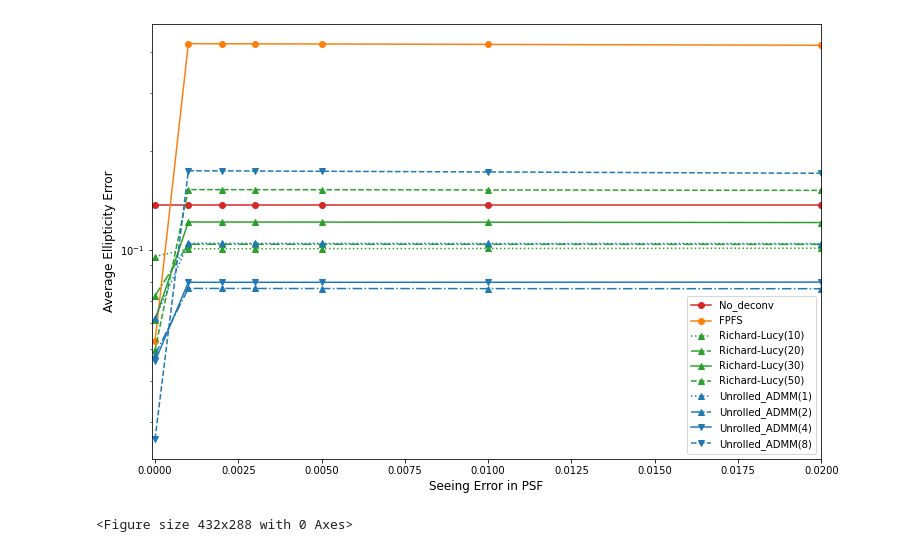
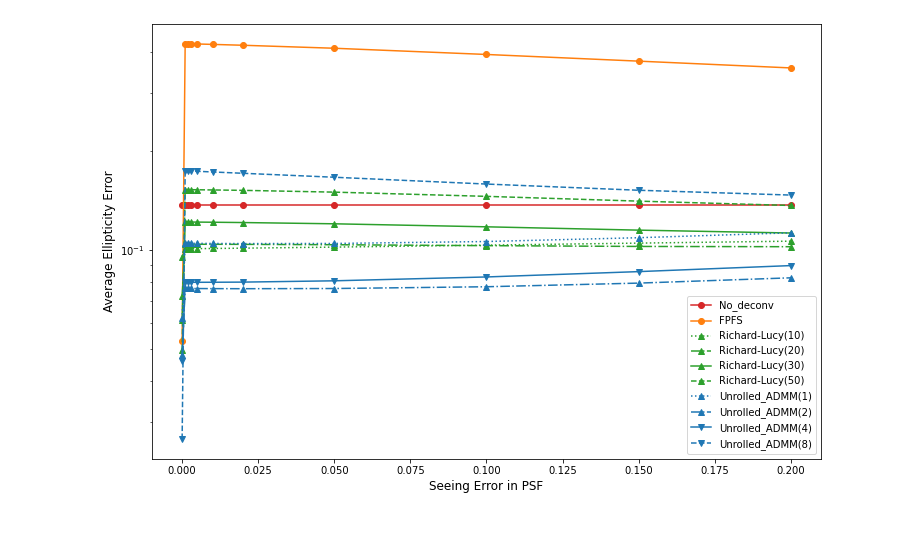
Before and after one commit to Lukeli0425/Galaxy-Deconv, a Jupyter notebook: psf_error.ipynb, the cells around one changed output. Saved outputs shown, nothing was run; the diff lists cells and outputs as text; code cells hidden in the pictures.

Commit message:
update psf plots

```diff
--- a/psf_error.ipynb
+++ b/psf_error.ipynb
@@ -50,31 +49,30 @@ plt.savefig(os.path.join('figures', 'psf_shear_err.jpg'), bbox_inches='tight')
 # %%
 fig = plt.figure(figsize=(12,8))
 
 for method in methods:
     result_path = os.path.join('results', method)
     results_file = os.path.join(result_path, 'results_psf_seeing_err.json')
     with open(results_file, 'r') as f:
         results = json.load(f)
     if method == 'No_deconv':
         gt_shear = np.array(results['0']['gt_shear'])
 
     g_errs, g_stds = [], []
     for seeing_err in seeing_errs:
         rec_err = np.abs(np.array(results[str(seeing_err)]['rec_shear']) - gt_shear)
         g_errs.append(np.mean(rec_err[:,2]))
         g_stds.append(np.std(rec_err[:,2]))
 
     color = 'tab:blue' if 'ADMM' in method else ('tab:green' if 'Richard-Lucy' in method else ('tab:orange' if method=='FPFS' else 'tab:red'))
     plt.plot(seeing_errs, g_errs, methods[method], label=method, color=color)
 
 plt.xlabel('Seeing Error in PSF', fontsize=12)
 plt.ylabel('Average Ellipticity Error', fontsize=12)
-plt.xlim([-0.0001, 0.02])
+# plt.xlim([-0.0001, 0.02])
 # plt.xscale('log')
 plt.yscale('log')
 plt.legend(fontsize=10)
+plt.savefig(os.path.join('figures', 'psf_seeing_err.jpg'), bbox_inches='tight')
 plt.show()
-plt.savefig(os.path.join('figures', 'psf_seeing_err.jpg'), bbox_inches='tight')
 # %% [output]
-[figure, old version]
+[figure, new version]
-<Figure size 432x288 with 0 Axes>
```
Also changed, not shown: parts of 1 cell of this notebook, 2 other files.
